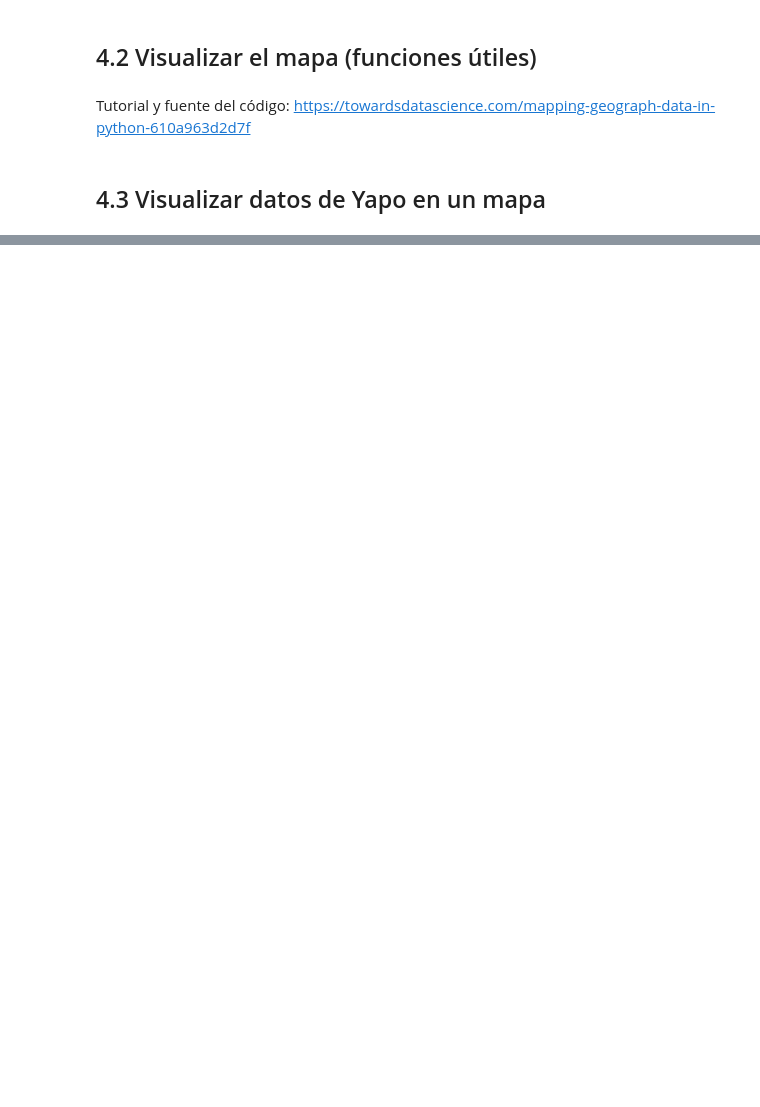
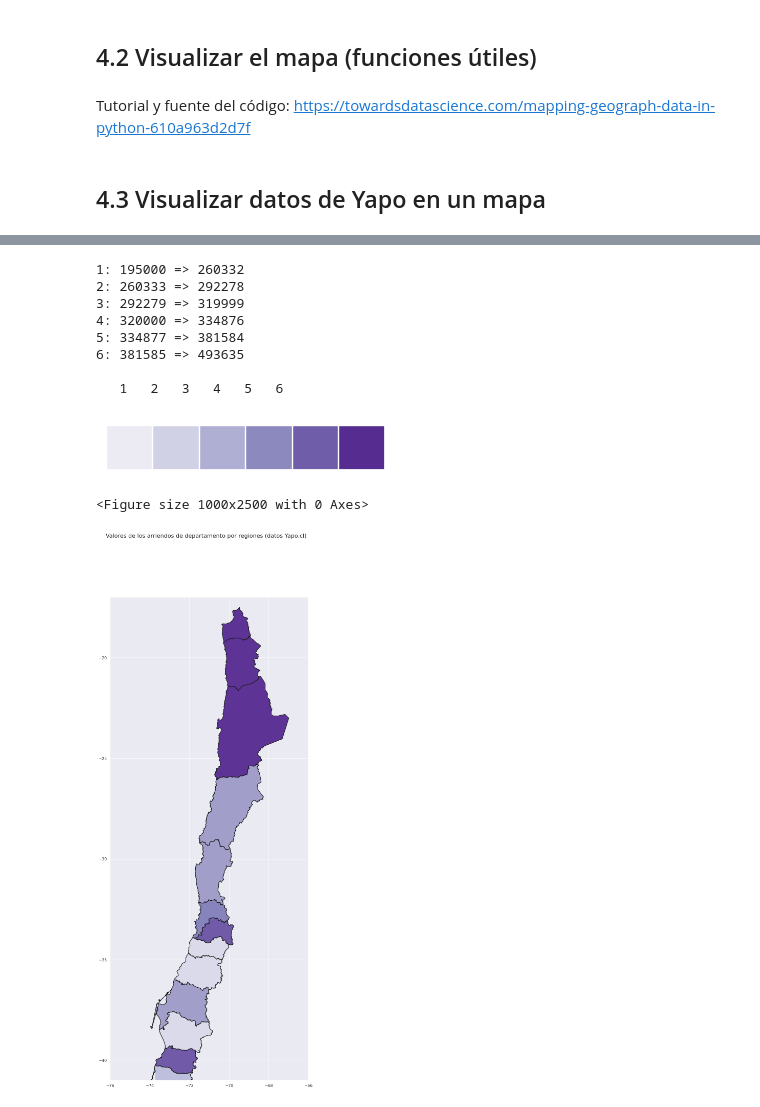
Before and after one commit to MariaBelen95/INFO133_2020, a Jupyter notebook: unidad4/Caso_de_estudio_Yapo_2.ipynb, the cells around one changed output, grey strips where cells are left out. Cells and saved outputs as stored; diff of their text form; code cells hidden in the pictures; blank space fills up the shorter version.

Commit message:
update Yapo 2, geopandas

```diff
--- a/unidad4/Caso_de_estudio_Yapo_2.ipynb
+++ b/unidad4/Caso_de_estudio_Yapo_2.ipynb
@@ -263,0 +450,7 @@ plot_regiones_data(sf, 'Número de anuncios Yapo.cl por regiones', regiones, dat
+# %%
+sql = "select nombre_region, avg(precio) as precio_prom from vendedor join anuncio using (id_vendedor) where categoria=\"Arriendo - Departamento\" and moneda=\"$\" and nombre_region != \"Ñuble\" and precio < 1500000 group by nombre_region order by precio_prom DESC;"
+print(sql)
+cursor.execute(sql)
+df1 = DataFrame(cursor.fetchall())
+df1.columns = cursor.column_names
+df1
@@ -263,0 +475,3 @@ plot_regiones_data(sf, 'Número de anuncios Yapo.cl por regiones', regiones, dat
+# %%
+df1["precio_prom"] = df1["precio_prom"].astype(int)
+df1
@@ -263,0 +495,30 @@ plot_regiones_data(sf, 'Número de anuncios Yapo.cl por regiones', regiones, dat
+# %%
+df1.loc[df1.nombre_region == "Metropolitana", "nombre_region"] = "Metropolitana de Santiago"
+df1.loc[df1.nombre_region == "Valparaíso", "nombre_region"] = "Valparaiso"
+df1.loc[df1.nombre_region == "Biobío", "nombre_region"] = "Biobio"
+df1.loc[df1.nombre_region == "Magallanes & Antártica", "nombre_region"] = "Magallanes y de la Antartica Chileno"
+df1.loc[df1.nombre_region == "Araucanía", "nombre_region"] = "La Araucania"
+df1.loc[df1.nombre_region == "O'Higgins", "nombre_region"] = "Libertador Gral. Bernardo O'Higgins"
+df1.loc[df1.nombre_region == "Los Ríos", "nombre_region"] = "Los Rios"
+df1.loc[df1.nombre_region == "Tarapacá", "nombre_region"] = "Tarapaca"
+df1.loc[df1.nombre_region == "Aisén", "nombre_region"] = "Aisen del Gral. Carlos Ibañez del Campo"
+df1.loc[df1.nombre_region == "Arica & Parinacota", "nombre_region"] = "Arica y Parinacota"
+# %%
+data = df1.precio_prom
+regiones = df1.nombre_region
+
+print_id = False # The shape id will be printed
+color_pallete = 1 # 'Purples'
+plot_regiones_data(sf, 'Valores de los arriendos de departamento por regiones (datos Yapo.cl)', regiones, data, color_pallete, print_id)
+# %% [output]
+1: 195000 => 260332
+2: 260333 => 292278
+3: 292279 => 319999
+4: 320000 => 334876
+5: 334877 => 381584
+6: 381585 => 493635
+
+   1   2   3   4   5   6
+[figure, added]
+<Figure size 1000x2500 with 0 Axes>
+[figure, added]
```
Also changed, not shown: parts of 39 cells of this notebook.
